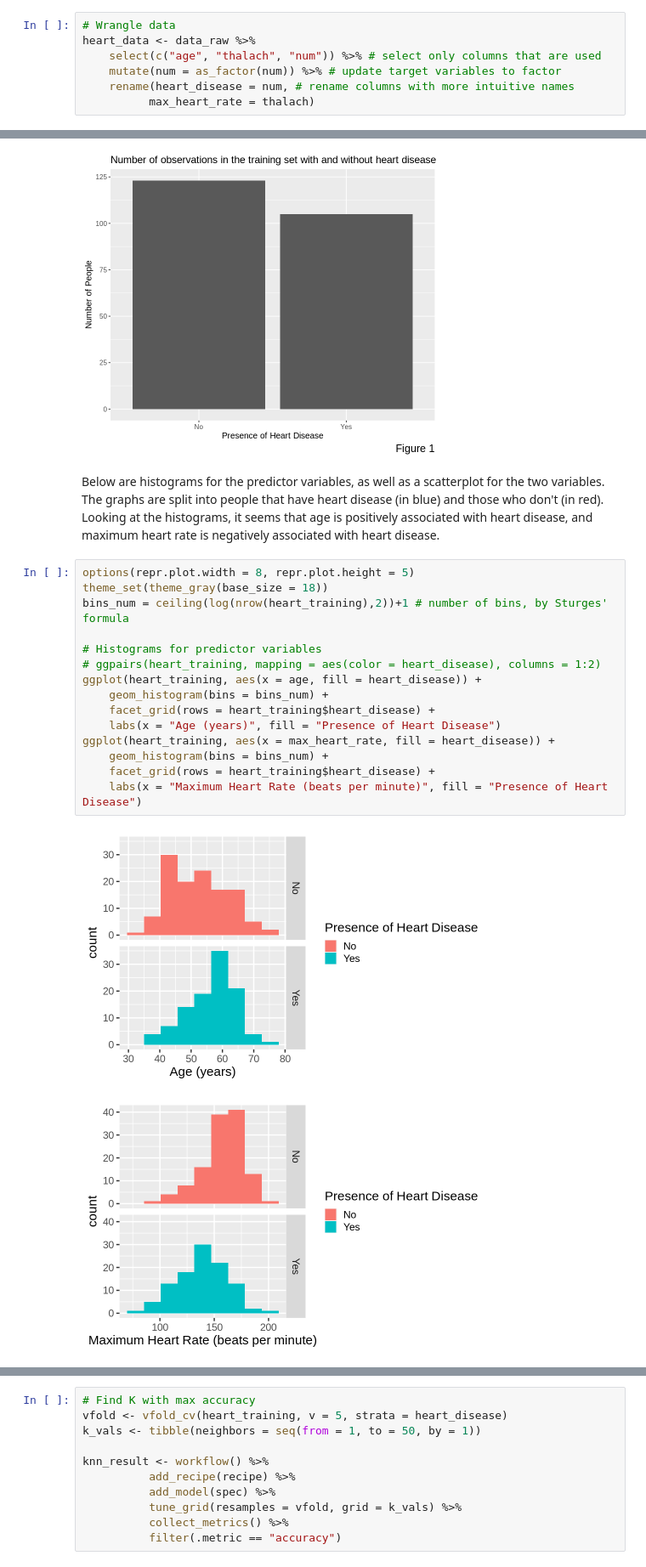
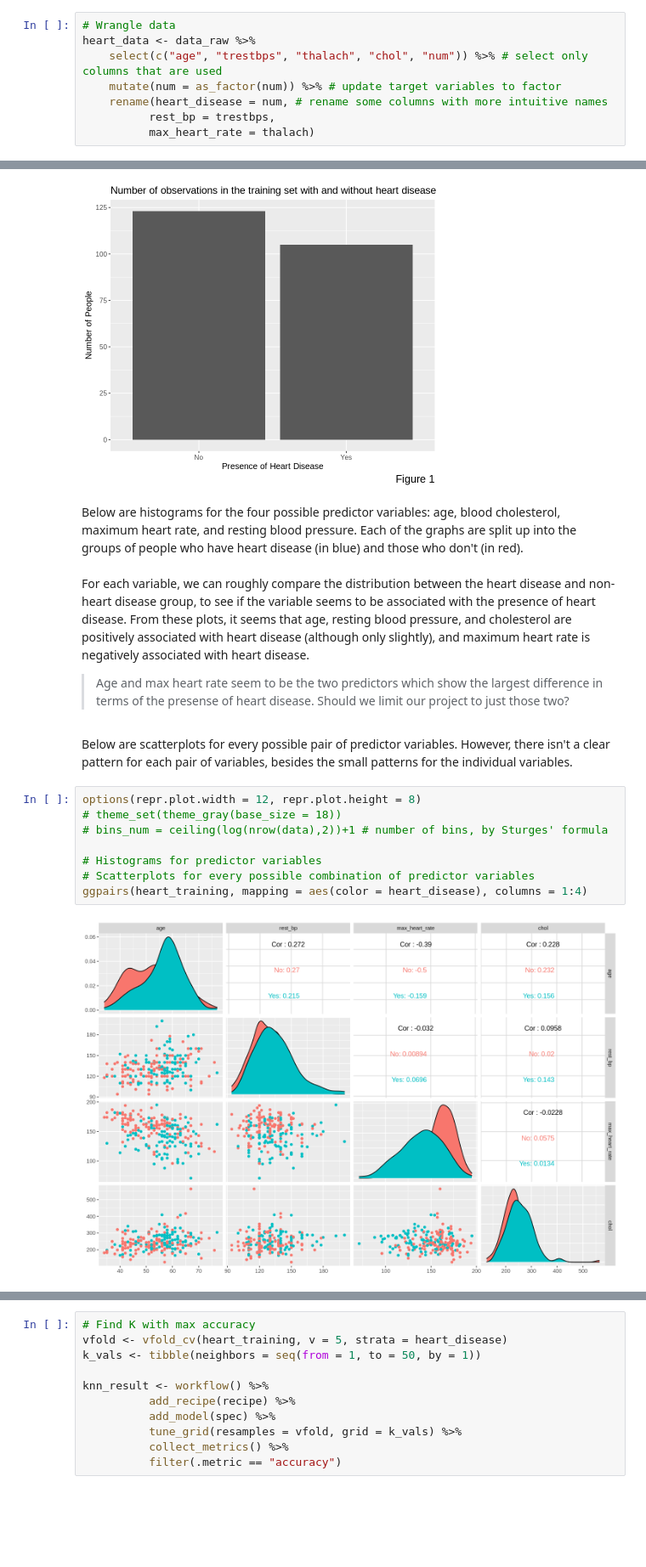
Before and after one commit to CameronGeisler/dsci-project, a Jupyter notebook: project.ipynb, the cells around one changed output, grey strips where cells are left out. Shown at 85% size. Drawn from its saved outputs; the diff is of its cells as text; blank space fills up the shorter version.

```diff
--- a/project.ipynb
+++ b/project.ipynb
@@ -52,9 +52,10 @@ The data is already in a tidy format. However, we will make some small changes s
 # %%
 # Wrangle data
 heart_data <- data_raw %>%
-    select(c("age", "thalach", "num")) %>% # select only columns that are used
+    select(c("age", "trestbps", "thalach", "chol", "num")) %>% # select only columns that are used
     mutate(num = as_factor(num)) %>% # update target variables to factor
-    rename(heart_disease = num, # rename columns with more intuitive names
+    rename(heart_disease = num, # rename some columns with more intuitive names
+          rest_bp = trestbps,
           max_heart_rate = thalach)
 # %% [markdown]
 In the original data, there are five levels of heart disease (labelled 0, 1, 2, 3, 4), which varying degrees of disease, from "no visible heart disease" to "very severe heart disease". We combine levels 1-4, in order to simply classify the observations as having heart diesease (labelled as "Yes") or not (labelled as "No").
@@ -126,23 +127,21 @@ ggplot(heart_training, aes(x = heart_disease)) +
     )
 # %% [output]
 [figure]
-# %% [markdown]
-Below are histograms for the predictor variables, as well as a scatterplot for the two variables. The graphs are split into people that have heart disease (in blue) and those who don't (in red). Looking at the histograms, it seems that age is positively associated with heart disease, and maximum heart rate is negatively associated with heart disease.
+# %% [markdown]
+Below are histograms for the four possible predictor variables: age, blood cholesterol, maximum heart rate, and resting blood pressure. Each of the graphs are split up into the groups of people who have heart disease (in blue) and those who don't (in red).
+<br><br>
+For each variable, we can roughly compare the distribution between the heart disease and non-heart disease group, to see if the variable seems to be associated with the presence of heart disease. From these plots, it seems that age, resting blood pressure, and cholesterol are positively associated with heart disease (although only slightly), and maximum heart rate is negatively associated with heart disease.
+
+> Age and max heart rate seem to be the two predictors which show the largest difference in terms of the presense of heart disease. Should we limit our project to just those two?
+# %% [markdown]
+Below are scatterplots for every possible pair of predictor variables. However, there isn't a clear pattern for each pair of variables, besides the small patterns for the individual variables.
 # %%
-options(repr.plot.width = 8, repr.plot.height = 5)
-theme_set(theme_gray(base_size = 18))
-bins_num = ceiling(log(nrow(heart_training),2))+1 # number of bins, by Sturges' formula
+options(repr.plot.width = 12, repr.plot.height = 8)
+# theme_set(theme_gray(base_size = 18))
+# bins_num = ceiling(log(nrow(data),2))+1 # number of bins, by Sturges' formula
 
 # Histograms for predictor variables
-# ggpairs(heart_training, mapping = aes(color = heart_disease), columns = 1:2)
-ggplot(heart_training, aes(x = age, fill = heart_disease)) +
-    geom_histogram(bins = bins_num) +
-    facet_grid(rows = heart_training$heart_disease) +
-    labs(x = "Age (years)", fill = "Presence of Heart Disease")
-ggplot(heart_training, aes(x = max_heart_rate, fill = heart_disease)) +
-    geom_histogram(bins = bins_num) +
-    facet_grid(rows = heart_training$heart_disease) +
-    labs(x = "Maximum Heart Rate (beats per minute)", fill = "Presence of Heart Disease")
+# Scatterplots for every possible combination of predictor variables
+ggpairs(heart_training, mapping = aes(color = heart_disease), columns = 1:4)
 # %% [output]
-[figure, old version]
+[figure, new version]
-[figure, removed]
```
Also changed, not shown: parts of 24 cells of this notebook.
